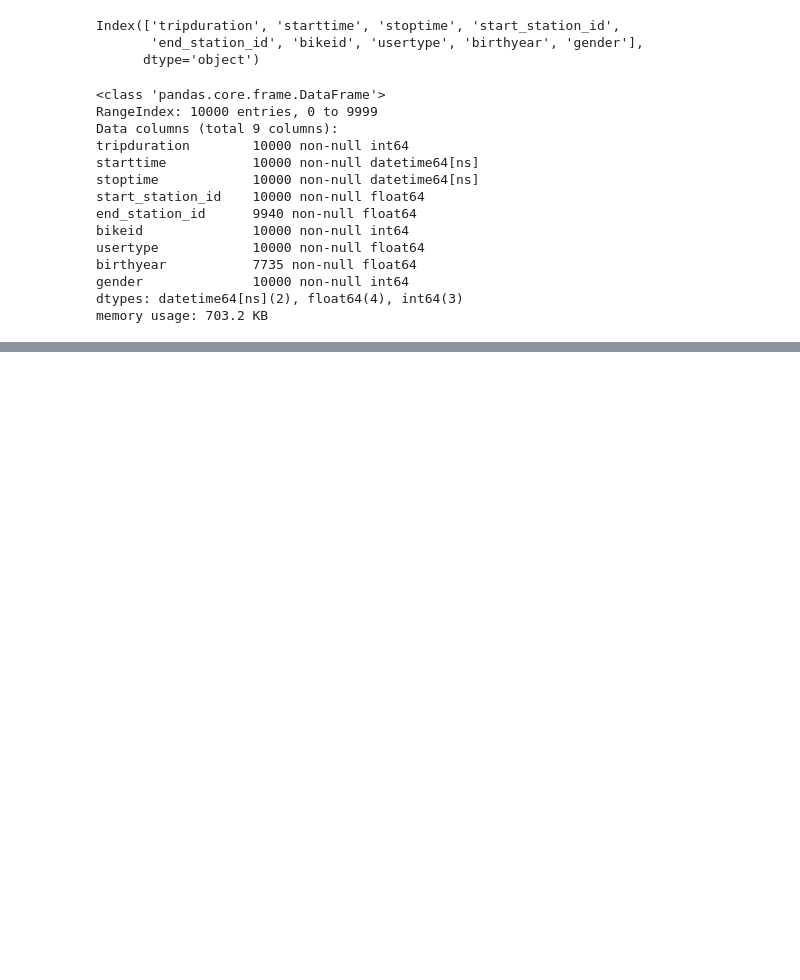
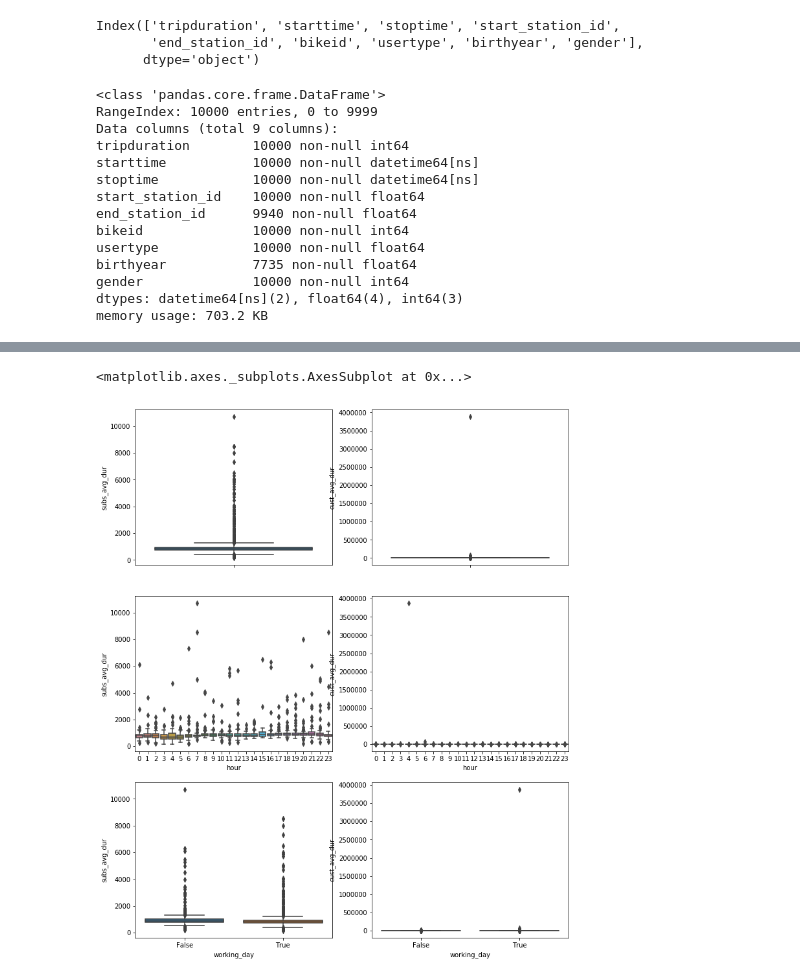
Before and after one commit to pwang96/citadel-datathon, a Jupyter notebook: EDA.ipynb, the cells around one changed output, grey strips where cells are left out. Cells and saved outputs as stored; diff of their text form; code cells hidden in the pictures; blank space fills up the shorter version.

```diff
--- a/EDA.ipynb
+++ b/EDA.ipynb
@@ -190,0 +196,6 @@ weather_cnt_dur
+# %%
+dailyData['cust_cnt'] = dailyData['cust_cnt'].fillna(0)
+dailyData['subs_cnt'] = dailyData['subs_cnt'].fillna(0)
+dailyData['cust_dur'] = dailyData['cust_dur'].fillna(0)
+dailyData['subs_dur'] = dailyData['subs_dur'].fillna(0)
+dailyData.info()
@@ -190,0 +293,18 @@ weather_cnt_dur
+# %%
+dailyData['subs_avg_dur'] = dailyData['subs_dur']/dailyData['subs_cnt']
+dailyData['cust_avg_dur'] = dailyData['cust_dur']/dailyData['cust_cnt']
+# %%
+fig, axes = plt.subplots(nrows=3,ncols=2)
+fig.set_size_inches(12, 15)
+
+sn.boxplot(data=dailyData,y="subs_avg_dur",orient="v",ax=axes[0][0])
+sn.boxplot(data=dailyData,y="cust_avg_dur",orient="v",ax=axes[0][1])
+
+sn.boxplot(data=dailyData,y="subs_avg_dur", x="hour",orient="v",ax=axes[1][0])
+sn.boxplot(data=dailyData,y="cust_avg_dur", x="hour", orient="v",ax=axes[1][1])
+
+sn.boxplot(data=dailyData,y="subs_avg_dur", x="working_day",orient="v",ax=axes[2][0])
+sn.boxplot(data=dailyData,y="cust_avg_dur", x="working_day", orient="v",ax=axes[2][1])
+# %% [output]
+<matplotlib.axes._subplots.AxesSubplot at 0x...>
+[figure, added]
```
Also changed, not shown: parts of 28 cells of this notebook.
